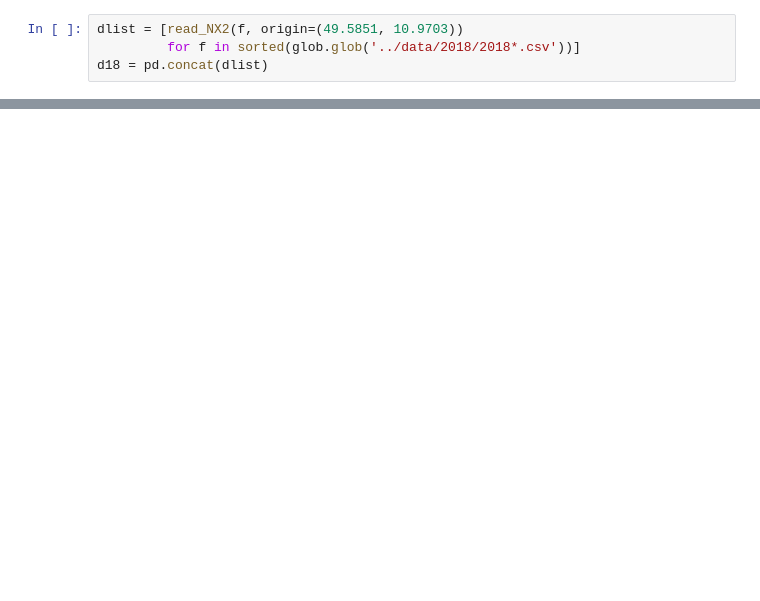
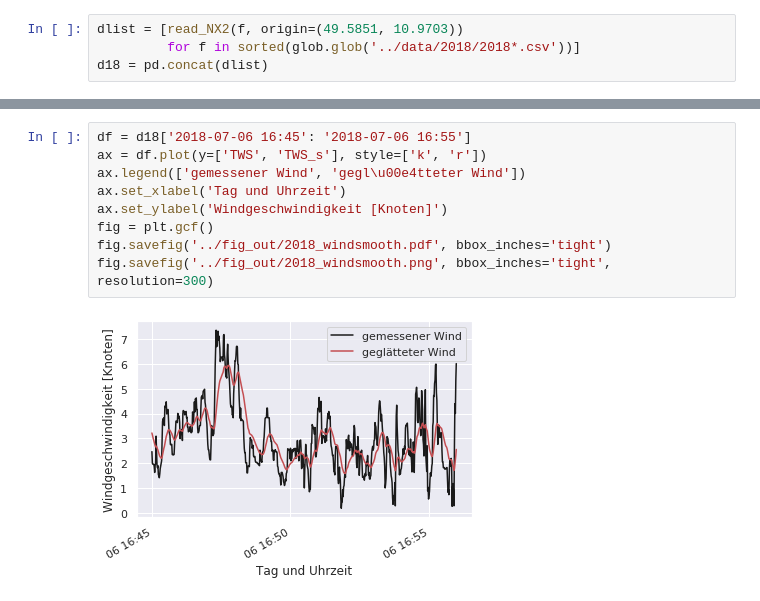
Before and after one commit to Roemerschiff/NX2, a Jupyter notebook: notebooks/2018.ipynb, the cells around one changed output, grey strips where cells are left out. Drawn from its saved outputs; the diff is of its cells as text; blank space fills up the shorter version.

```diff
--- a/notebooks/2018.ipynb
+++ b/notebooks/2018.ipynb
@@ -164,0 +96,11 @@ for i, d in enumerate(data):
+# %%
+df = d18['2018-07-06 16:45': '2018-07-06 16:55']
+ax = df.plot(y=['TWS', 'TWS_s'], style=['k', 'r'])
+ax.legend(['gemessener Wind', 'gegl\u00e4tteter Wind'])
+ax.set_xlabel('Tag und Uhrzeit')
+ax.set_ylabel('Windgeschwindigkeit [Knoten]')
+fig = plt.gcf()
+fig.savefig('../fig_out/2018_windsmooth.pdf', bbox_inches='tight')
+fig.savefig('../fig_out/2018_windsmooth.png', bbox_inches='tight', resolution=300)
+# %% [output]
+[figure, added]
```
Also changed, not shown: parts of 50 cells of this notebook.
